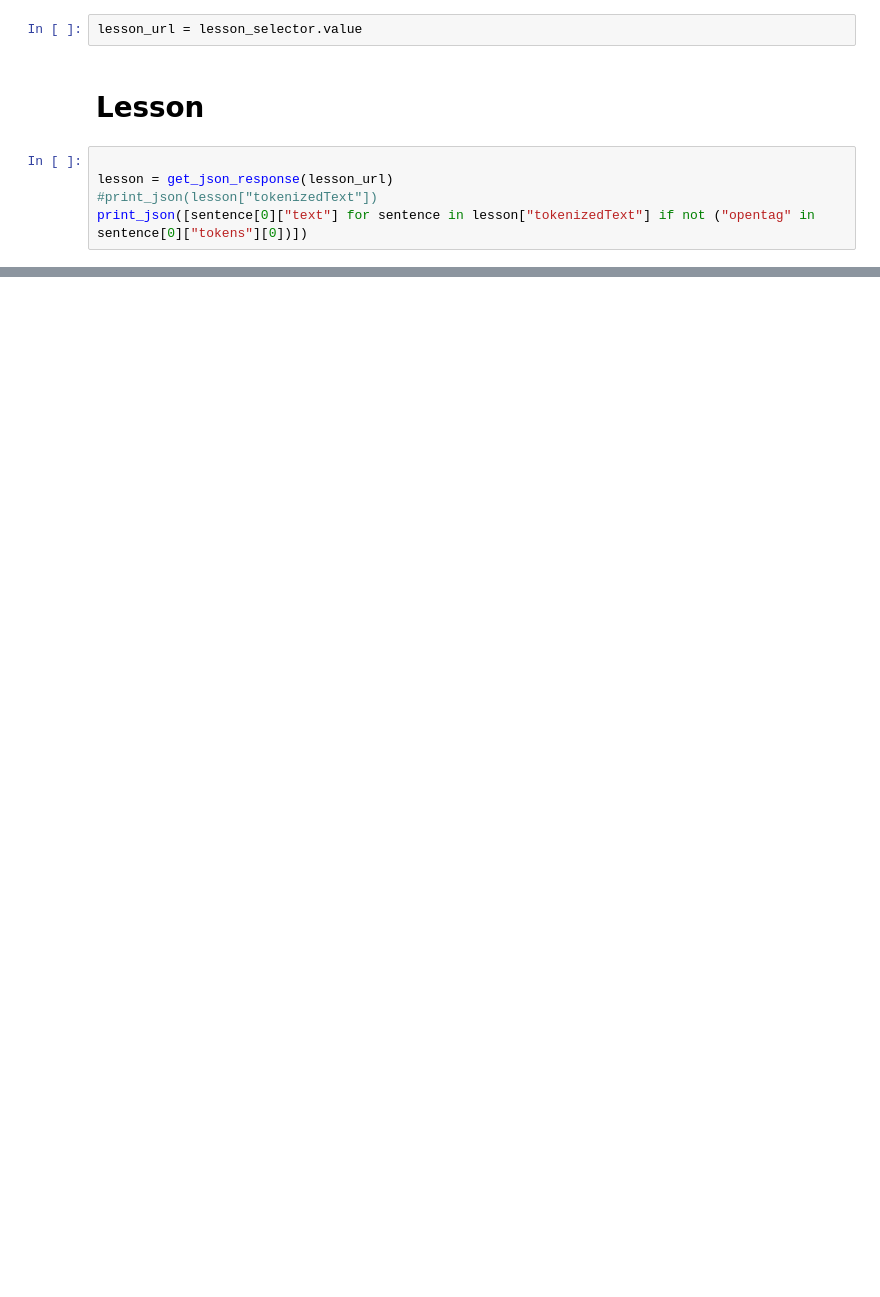
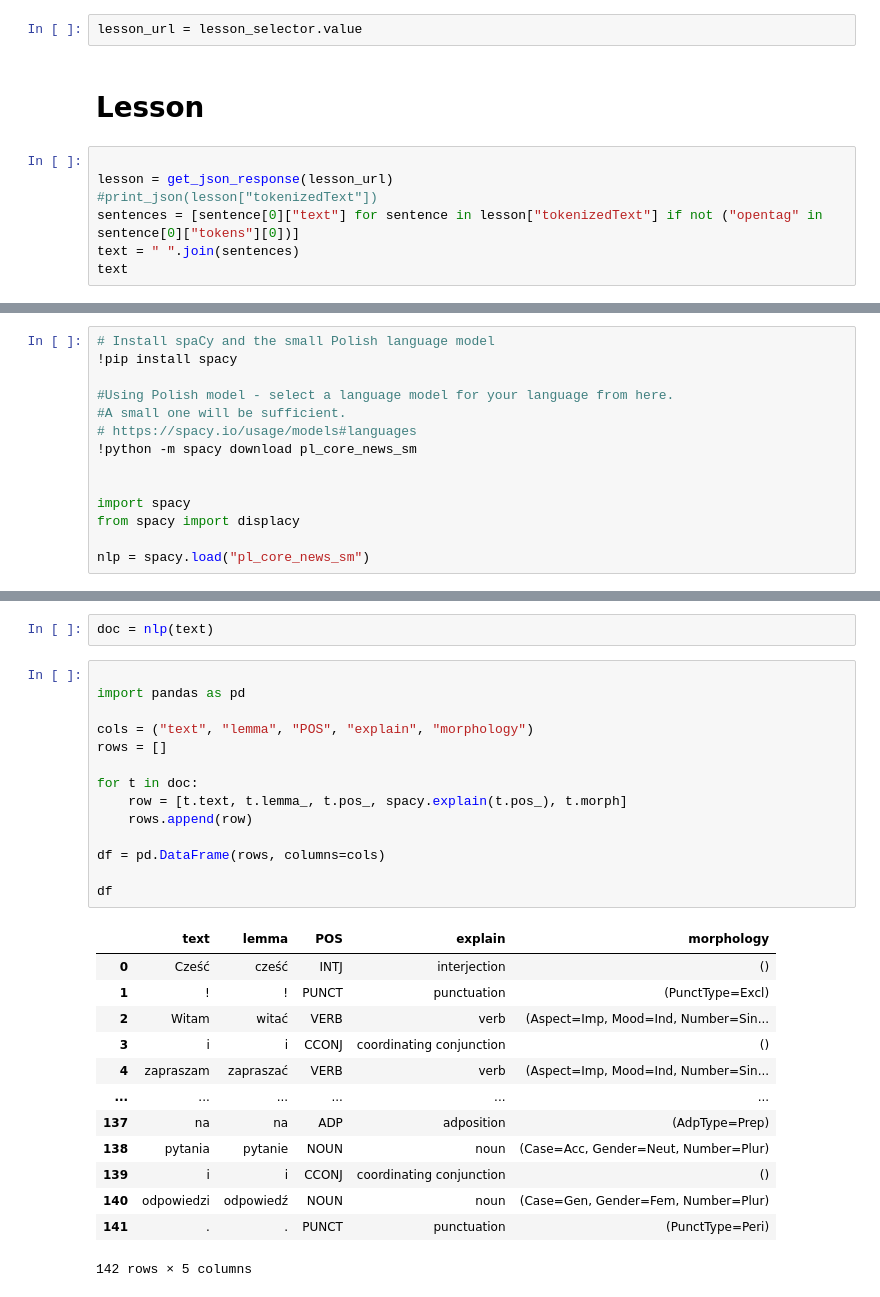
Before and after one commit to jamiepratt/lingq, a Jupyter notebook: lingq.ipynb, the cells around one changed output, grey strips where cells are left out. Saved outputs shown, nothing was run; the diff lists cells and outputs as text; blank space fills up the shorter version.

```diff
--- a/lingq.ipynb
+++ b/lingq.ipynb
@@ -75,4 +96,6 @@ lesson_url = lesson_selector.value
 
 lesson = get_json_response(lesson_url)
 #print_json(lesson["tokenizedText"])
-print_json([sentence[0]["text"] for sentence in lesson["tokenizedText"] if not ("opentag" in sentence[0]["tokens"][0])])
+sentences = [sentence[0]["text"] for sentence in lesson["tokenizedText"] if not ("opentag" in sentence[0]["tokens"][0])]
+text = " ".join(sentences)
+text
@@ -78,0 +106,14 @@ print_json([sentence[0]["text"] for sentence in lesson["tokenizedText"] if not (
+# %%
+# Install spaCy and the small Polish language model
+!pip install spacy
+
+#Using Polish model - select a language model for your language from here.
+#A small one will be sufficient.
+# https://spacy.io/usage/models#languages
+!python -m spacy download pl_core_news_sm
+
+
+import spacy
+from spacy import displacy
+
+nlp = spacy.load("pl_core_news_sm")
@@ -78,0 +140,30 @@ print_json([sentence[0]["text"] for sentence in lesson["tokenizedText"] if not (
+# %%
+doc = nlp(text)
+# %%
+
+import pandas as pd
+
+cols = ("text", "lemma", "POS", "explain", "morphology")
+rows = []
+
+for t in doc:
+    row = [t.text, t.lemma_, t.pos_, spacy.explain(t.pos_), t.morph]
+    rows.append(row)
+
+df = pd.DataFrame(rows, columns=cols)
+
+df
+# %% [output]
+|  | text | lemma | POS | explain | morphology |
+| 0 | Cześć | cześć | INTJ | interjection | () |
+| 1 | ! | ! | PUNCT | punctuation | (PunctType=Excl) |
+| 2 | Witam | witać | VERB | verb | (Aspect=Imp, Mood=Ind, Number=Sin... |
+| 3 | i | i | CCONJ | coordinating conjunction | () |
+| 4 | zapraszam | zapraszać | VERB | verb | (Aspect=Imp, Mood=Ind, Number=Sin... |
+| ... | ... | ... | ... | ... | ... |
+| 137 | na | na | ADP | adposition | (AdpType=Prep) |
+| 138 | pytania | pytanie | NOUN | noun | (Case=Acc, Gender=Neut, Number=Plur) |
+| 139 | i | i | CCONJ | coordinating conjunction | () |
+| 140 | odpowiedzi | odpowiedź | NOUN | noun | (Case=Gen, Gender=Fem, Number=Plur) |
+| 141 | . | . | PUNCT | punctuation | (PunctType=Peri) |
+142 rows × 5 columns
```
Also changed, not shown: parts of 11 cells of this notebook.
